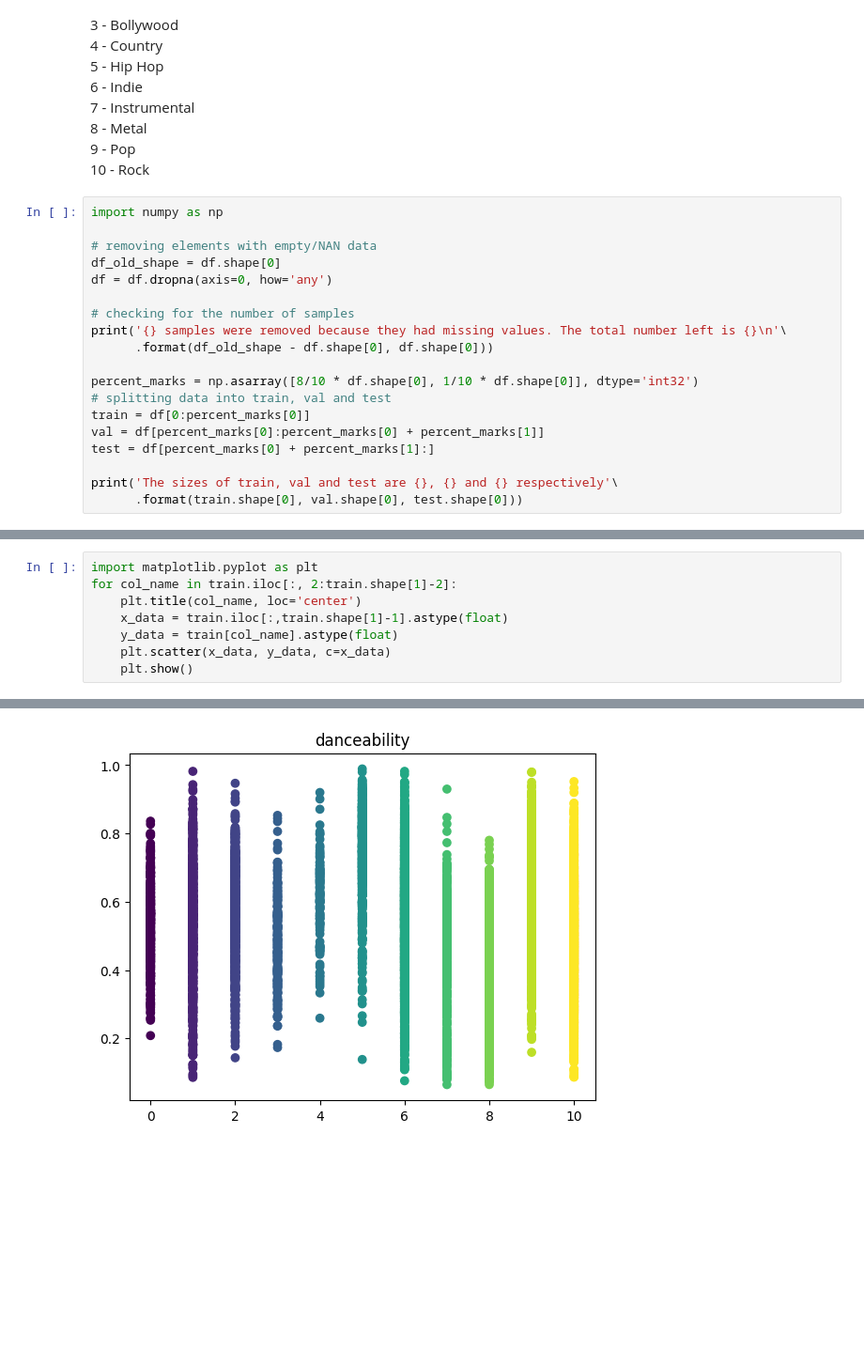
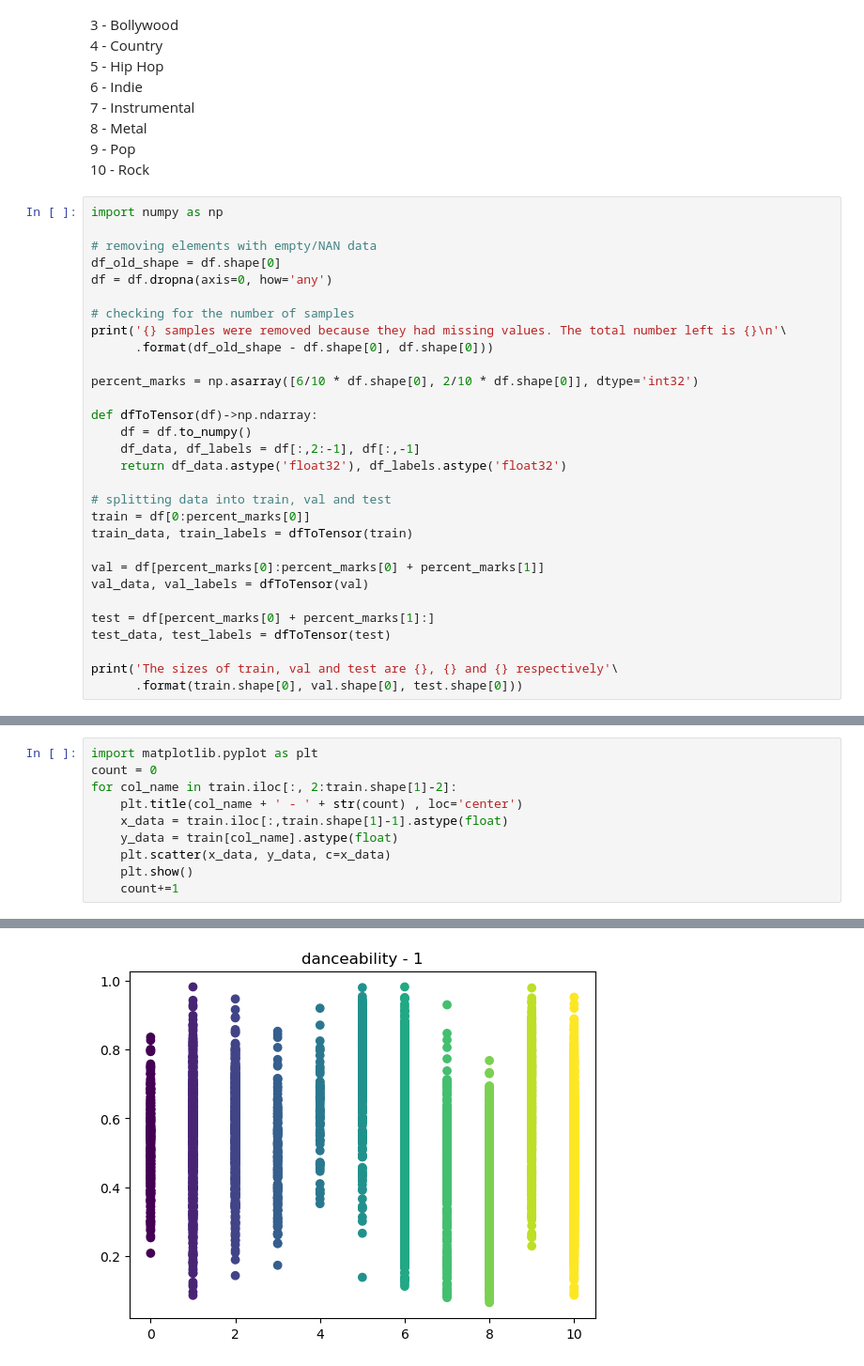
Before and after one commit to SherwynBraganza31/csc592_datasci_intro, a Jupyter notebook: grad_project/music_genre_classification.ipynb, the cells around one changed output, grey strips where cells are left out. Shown at 94% size. Saved outputs shown, nothing was run; the diff lists cells and outputs as text; blank space fills up the shorter version.

Commit message:
Added models and plotting

```diff
--- a/grad_project/music_genre_classification.ipynb
+++ b/grad_project/music_genre_classification.ipynb
@@ -91,11 +91,22 @@ df = df.dropna(axis=0, how='any')
 print('{} samples were removed because they had missing values. The total number left is {}\n'\
       .format(df_old_shape - df.shape[0], df.shape[0]))
 
-percent_marks = np.asarray([8/10 * df.shape[0], 1/10 * df.shape[0]], dtype='int32')
+percent_marks = np.asarray([6/10 * df.shape[0], 2/10 * df.shape[0]], dtype='int32')
+
+def dfToTensor(df)->np.ndarray:
+    df = df.to_numpy()
+    df_data, df_labels = df[:,2:-1], df[:,-1]
+    return df_data.astype('float32'), df_labels.astype('float32')
+
 # splitting data into train, val and test
 train = df[0:percent_marks[0]]
+train_data, train_labels = dfToTensor(train)
+
 val = df[percent_marks[0]:percent_marks[0] + percent_marks[1]]
+val_data, val_labels = dfToTensor(val)
+
 test = df[percent_marks[0] + percent_marks[1]:]
+test_data, test_labels = dfToTensor(test)
 
 print('The sizes of train, val and test are {}, {} and {} respectively'\
       .format(train.shape[0], val.shape[0], test.shape[0]))
@@ -106,9 +117,11 @@ The sizes of train, val and test are 9450, 1181 and 1182 respectively
 # %%
 import matplotlib.pyplot as plt
+count = 0
 for col_name in train.iloc[:, 2:train.shape[1]-2]:
-    plt.title(col_name, loc='center')
+    plt.title(col_name + ' - ' + str(count) , loc='center')
     x_data = train.iloc[:,train.shape[1]-1].astype(float)
     y_data = train[col_name].astype(float)
     plt.scatter(x_data, y_data, c=x_data)
     plt.show()
+    count+=1
 # %% [output]
@@ -116 +129 @@ for col_name in train.iloc[:, 2:train.shape[1]-2]:
-[figure, old version]
+[figure, new version]
```
Also changed, not shown: parts of 7 cells of this notebook, 2 other files.
